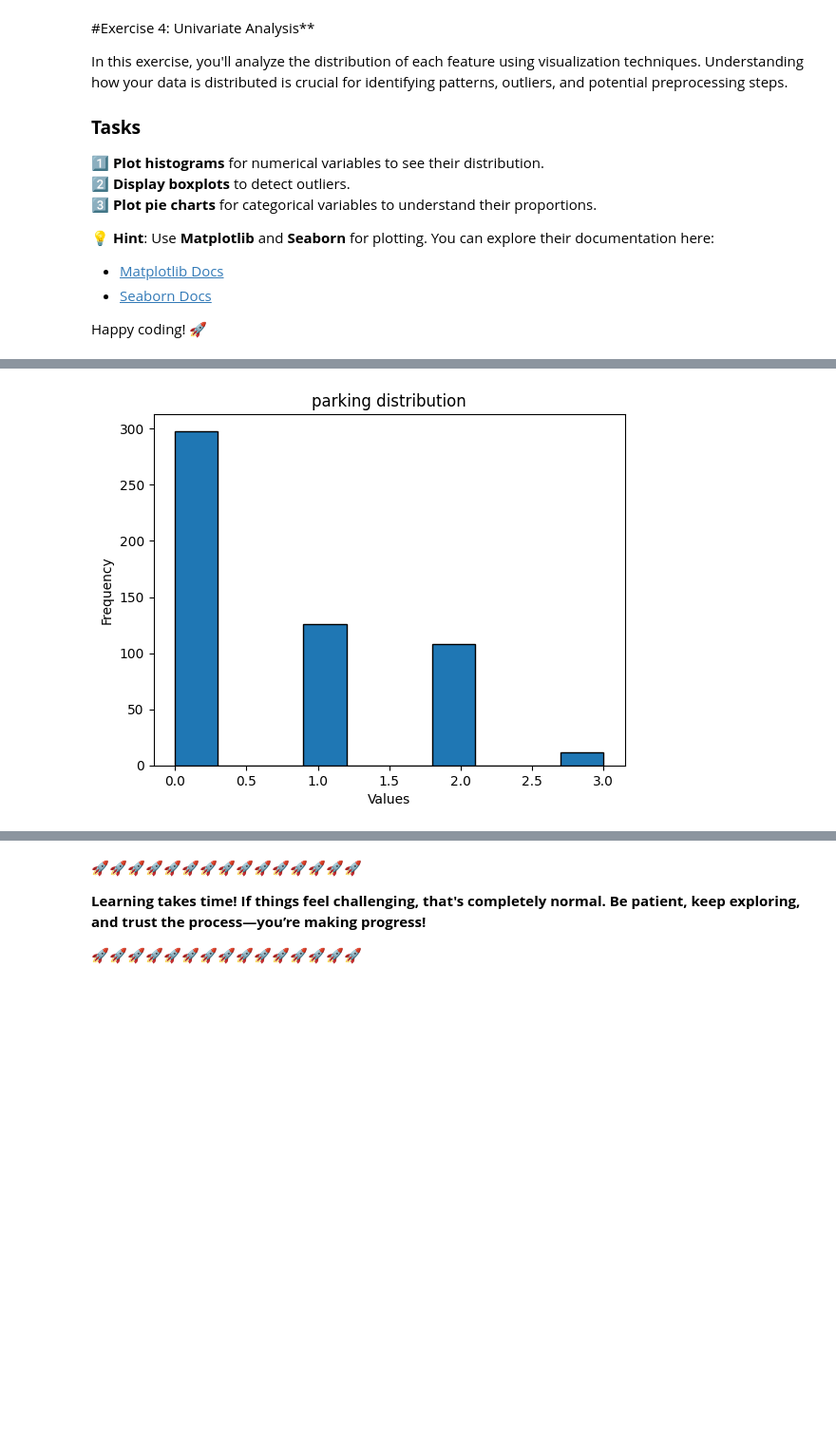
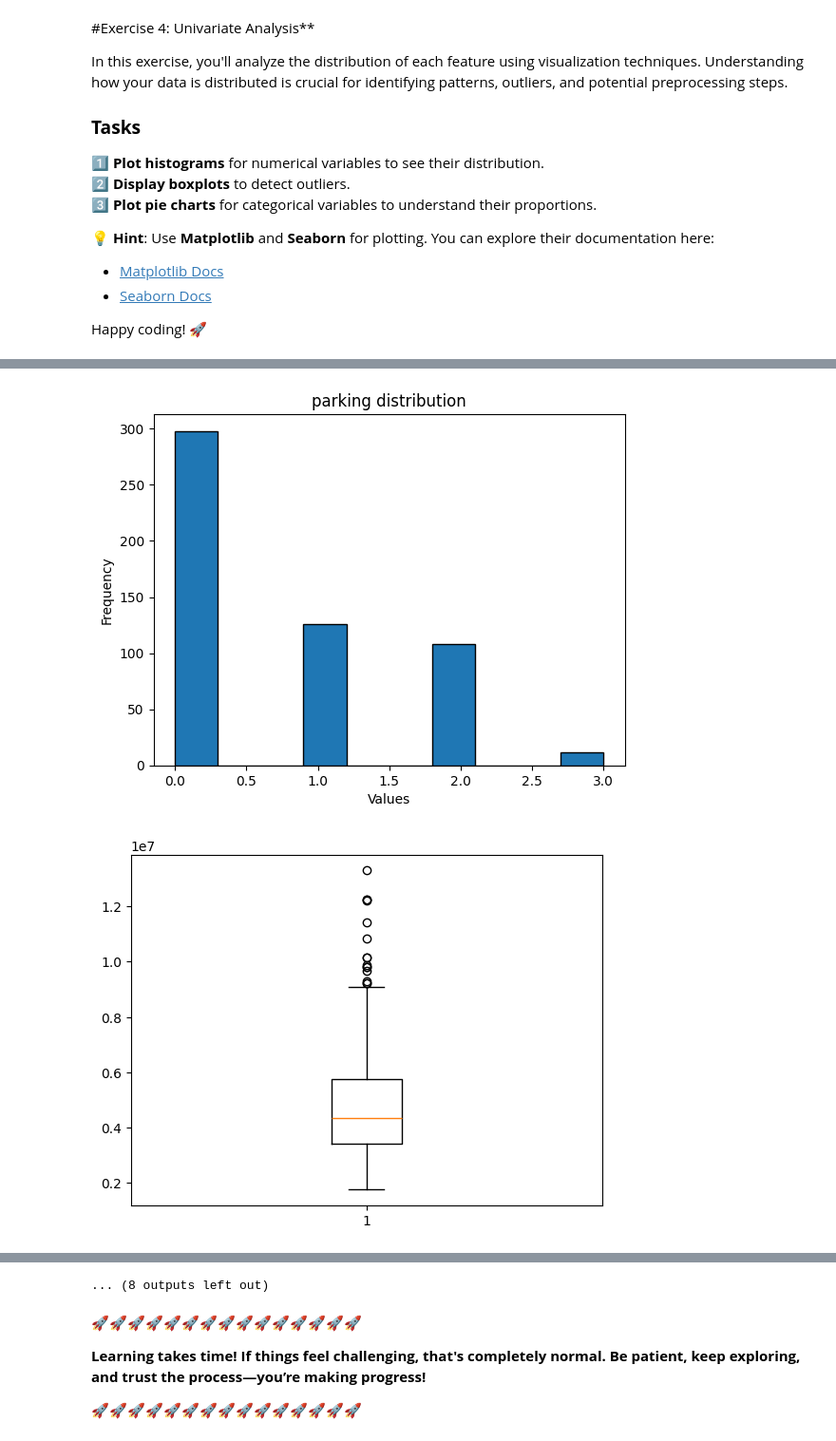
Before and after one commit to anasjwd/Entry-Level-ML-Engineer-Bootcamp, a Jupyter notebook: week01/notebook.ipynb, the cells around one changed output, grey strips where cells are left out. Shown at 95% size. Cells and saved outputs as stored; diff of their text form; code cells hidden in the pictures; blank space fills up the shorter version.

```diff
--- a/week01/notebook.ipynb
+++ b/week01/notebook.ipynb
@@ -445,16 +445,27 @@ Happy coding! 🚀
 # %%
 import matplotlib.pyplot as plt
 
 for column in df.select_dtypes(include=['int64', 'float64']):
-    plt.figure()
     plt.hist(df[column], edgecolor='black')
     plt.xlabel('Values')
     plt.ylabel('Frequency')
     plt.title(f"{column} distribution")
+    plt.figure()
+
+for column in df.select_dtypes(include=['int64', 'float64']):
+    plt.boxplot(df[column])
+    plt.figure()
+
+for column in df.select_dtypes(include='object'):
+    plt.pie(df[column].value_counts(), labels=df[column].value_counts().index, shadow=True, autopct='%.1f%%')
+    plt.axis('equal')
+    plt.title(column)
+    plt.figure()
 # %% [output]
 [figure]
 [figure]
 [figure]
 [figure]
 [figure]
 [figure]
+[figure, added]
@@ -461,3 +477,4 @@ for column in df.select_dtypes(include=['int64', 'float64']):
+... (8 outputs left out)
 # %% [markdown]
 🚀🚀🚀🚀🚀🚀🚀🚀🚀🚀🚀🚀🚀🚀🚀
 
```
Also changed, not shown: parts of 1 cell of this notebook.
